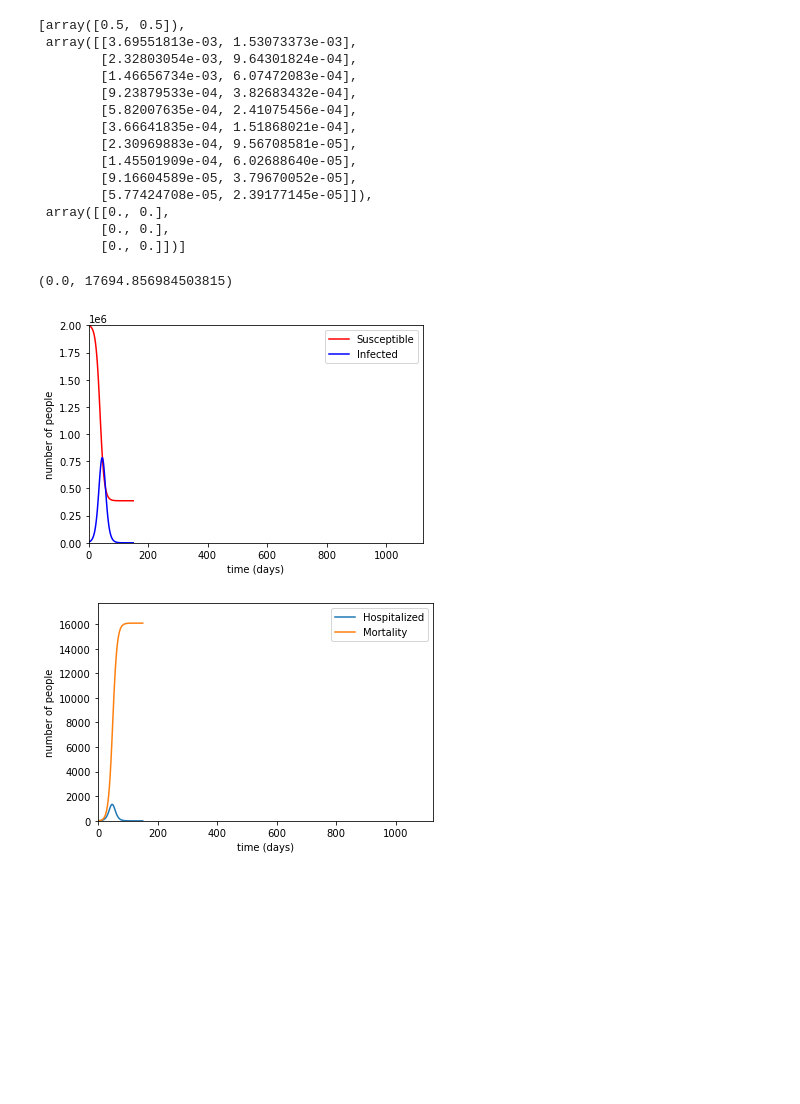
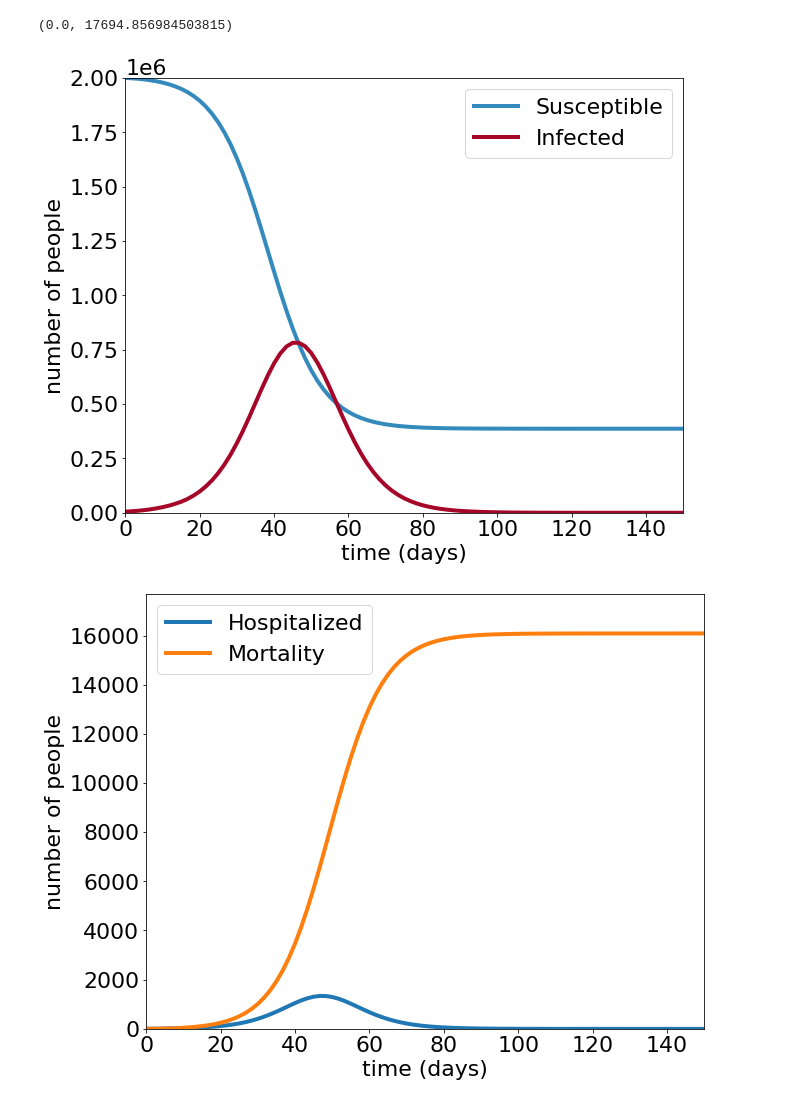
Before and after one commit to thecapitalistcycle/pyrossTSI, a Jupyter notebook: examples/deterministic/ex01.ipynb, the cells around one changed output. Cells and saved outputs as stored; diff of their text form; code cells hidden in the pictures; blank space fills up the shorter version.

```diff
--- a/examples/deterministic/ex01.ipynb
+++ b/examples/deterministic/ex01.ipynb
@@ -13,3 +9,8 @@ import matplotlib.pyplot as plt
+# %%
+import pyrosstsi
+import numpy as np
+import matplotlib.pyplot as plt
+plt.rcParams.update({'font.size': 22})
 # %%
 T = 15                                       # Longest  infectious duration
 Td = 5                                       # Doubling time in linear growth regime
@@ -30,7 +31,9 @@ Tc = T/2
 
 def contactMatrix(t):    return np.array([[4, 1],[1, 2]]);
 # %%
-parameters = {'M':M, 'Ni':Ni, 'Nc':Nc, 'Nk':Nk,
-              'Tf':Tf, 'Tc':Tc, 'T':T, 'Td':Td,
-              'tsi':tsi,'beta':beta,'tsi_sc':tsi_sc,
-              'contactMatrix':contactMatrix}
+parameters = {'M':M, 'Ni':Ni, 'Nc':Nc, 'Nk':Nk, 'Tf':Tf, 'Tc':Tc, 'T':T, 'Td':Td,
+              'tsi':tsi,'beta':beta,'tsi_sc':tsi_sc,'contactMatrix':contactMatrix}
+
+model = pyrosstsi.deterministic.Simulator(parameters, subclasses)
+IC    = model.get_IC()
+data  = model.integrate(IC)
@@ -60,44 +40,19 @@ data   = model.integrate(IC)
-# %%
-IC
-# %% [output]
-[array([0.5, 0.5]),
- array([[3.69551813e-03, 1.53073373e-03],
-        [2.32803054e-03, 9.64301824e-04],
-        [1.46656734e-03, 6.07472083e-04],
-        [9.23879533e-04, 3.82683432e-04],
-        [5.82007635e-04, 2.41075456e-04],
-        [3.66641835e-04, 1.51868021e-04],
-        [2.30969883e-04, 9.56708581e-05],
-        [1.45501909e-04, 6.02688640e-05],
-        [9.16604589e-05, 3.79670052e-05],
-        [5.77424708e-05, 2.39177145e-05]]),
- array([[0., 0.],
-        [0., 0.],
-        [0., 0.]])]
 # %%
-t = data['t']
-S_t = data['S_t']
-I_t = data['I_t']
-Ic_t = data['Ic_t']
+t = data['t']; S_t = data['S_t']; I_t = data['I_t']; Ic_t = data['Ic_t']
 
+plt.figure(figsize=(10, 8))
+plt.plot(t*Tc,Np*np.sum(S_t,0), color="#348ABD", lw=4, label = 'Susceptible')           #all susceptible
+plt.plot(t*Tc,Np*np.sum(I_t,0), color="#A60628", lw=4, label = 'Infected')              #all Infected
+plt.xlabel('time (days)');       plt.xlim(0,Tf); plt.rcParams.update({'font.size': 22})
+plt.ylabel('number of people');  plt.ylim(0,Np); plt.legend()
 
-plt.figure()
-plt.plot(t*Tc,Np*np.sum(S_t,0),'r', label = 'Susceptible')           #all susceptible
-plt.plot(t*Tc,Np*np.sum(I_t,0),'b', label = 'Infected')              #all Infected
-plt.legend()
-plt.xlabel('time (days)');       plt.xlim(0,Tf*Tc)
-plt.ylabel('number of people');  plt.ylim(0,Np)
-
-#Other subclasses of Infected:
-plt.figure()
+plt.figure(figsize=(10, 8))
 for i in (1 + np.arange(Nc-1)):
-    plt.plot(Tc*t,Np*np.sum(Ic_t[i,:,:],0), label = subclasses[i])
-plt.legend()
-plt.xlabel('time (days)')
-plt.ylabel('number of people')
-plt.xlabel('time (days)');       plt.xlim(0,Tf*Tc)
+    plt.plot(Tc*t,Np*np.sum(Ic_t[i,:,:],0), lw=4, label = subclasses[i])
+plt.legend(); plt.xlabel('time (days)'); plt.ylabel('number of people')
+plt.xlabel('time (days)');       plt.xlim(0,Tf)
 plt.ylabel('number of people');  plt.ylim(0,1.1*np.amax(Np*np.sum(Ic_t[2,:,:],0)))
 # %% [output]
 (0.0, 17694.856984503815)
-[figure, old version]
+[figure, new version]
-[figure, old version]
+[figure, new version]
```
Also changed, not shown: parts of 3 cells of this notebook.
